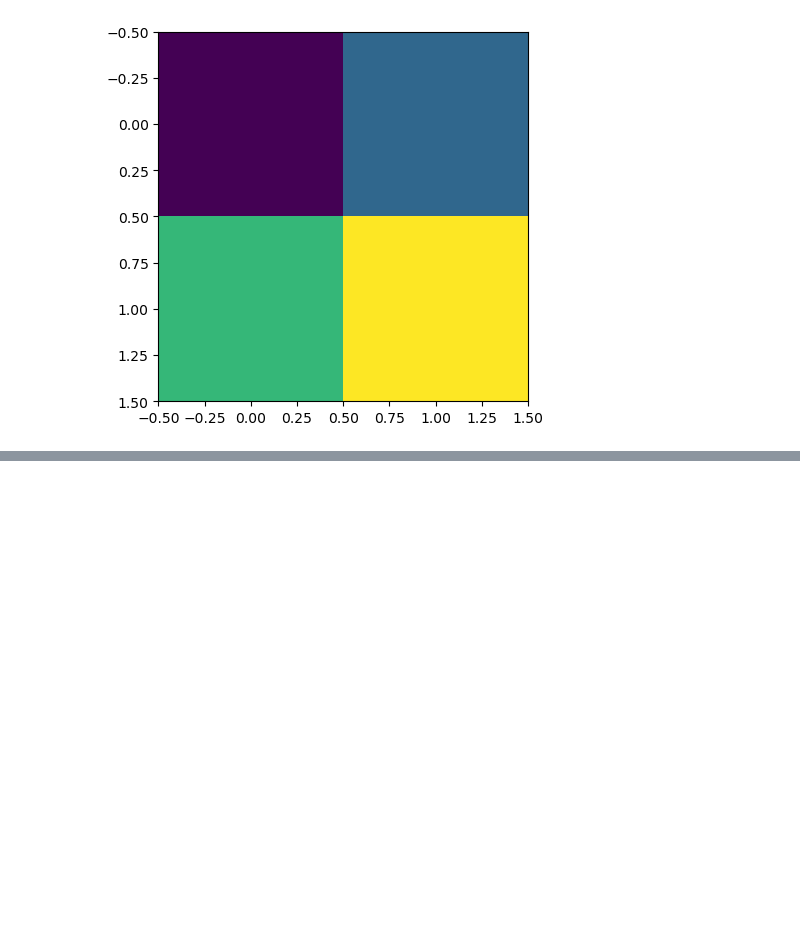
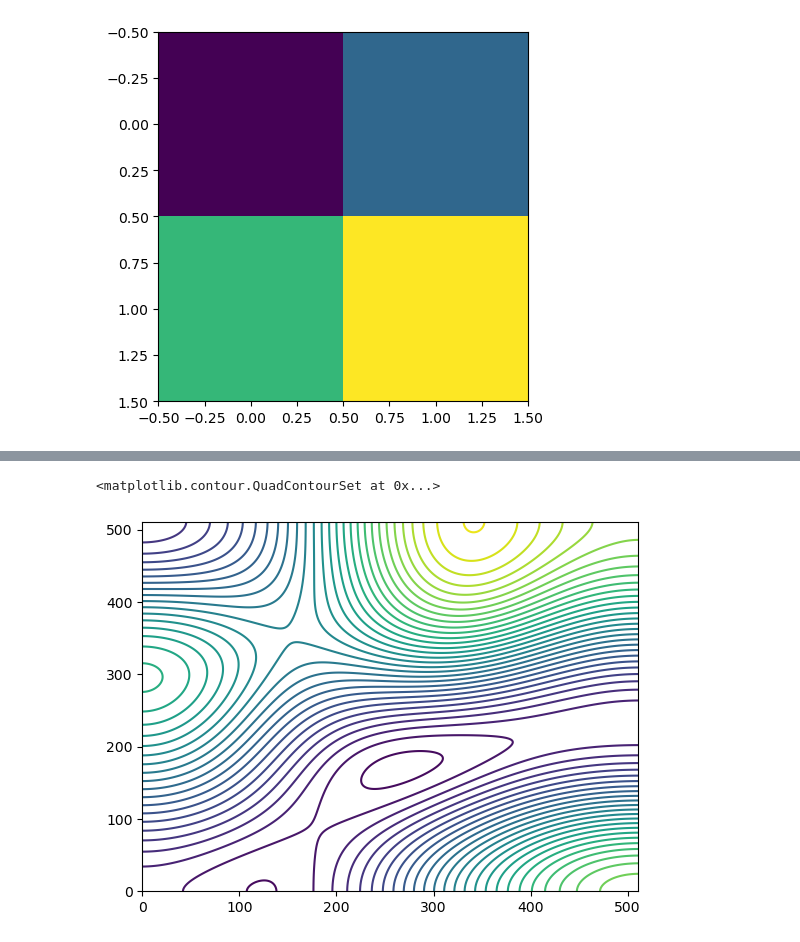
Before and after one commit to yashraj-shri17/GENERAL-STUFF, a Jupyter notebook: MatPlot-1.ipynb, the cells around one changed output, grey strips where cells are left out. Drawn from its saved outputs; the diff is of its cells as text; code cells hidden in the pictures; blank space fills up the shorter version.

```diff
--- a/MatPlot-1.ipynb
+++ b/MatPlot-1.ipynb
@@ -334,0 +331,6 @@ plt.colorbar()
+# %%
+#number of contours
+plt.contour(srands2d,30)
+# %% [output]
+<matplotlib.contour.QuadContourSet at 0x...>
+[figure, added]
```
Also changed, not shown: parts of 29 cells of this notebook.
